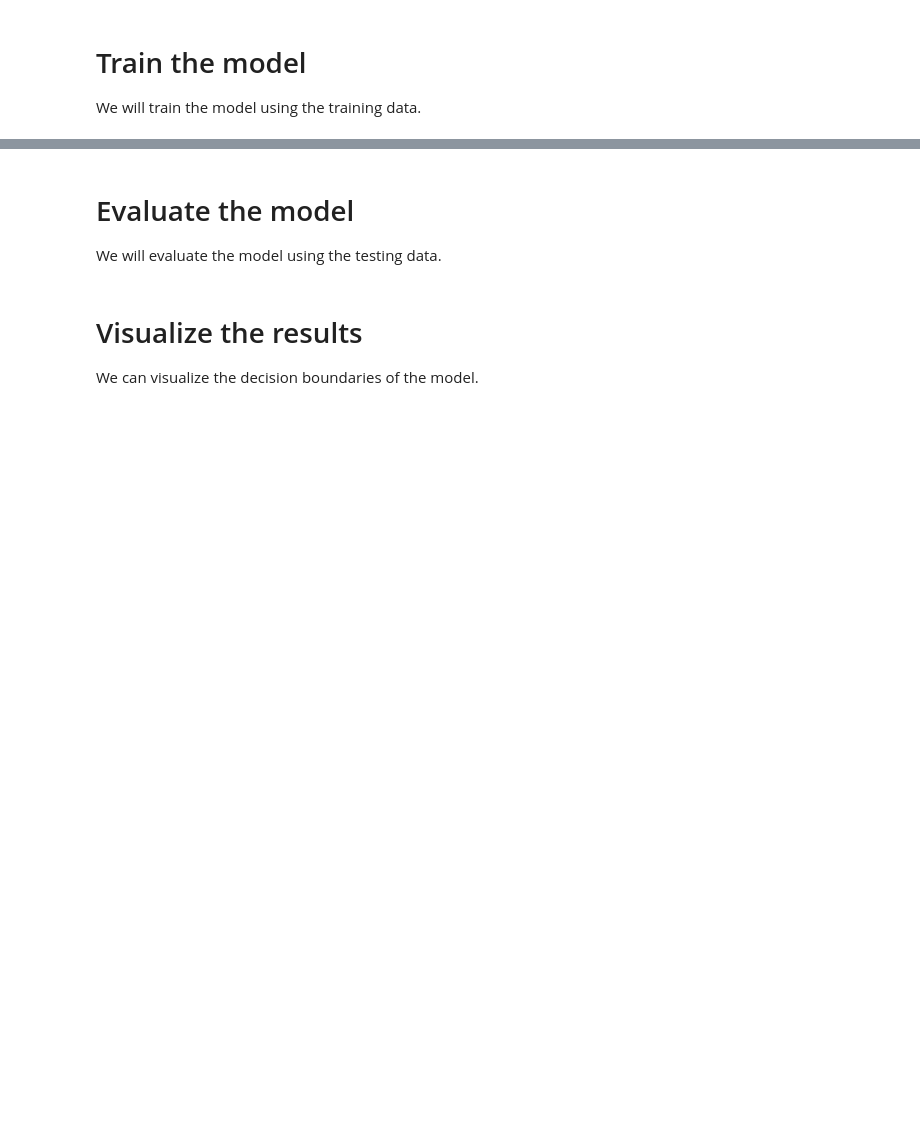
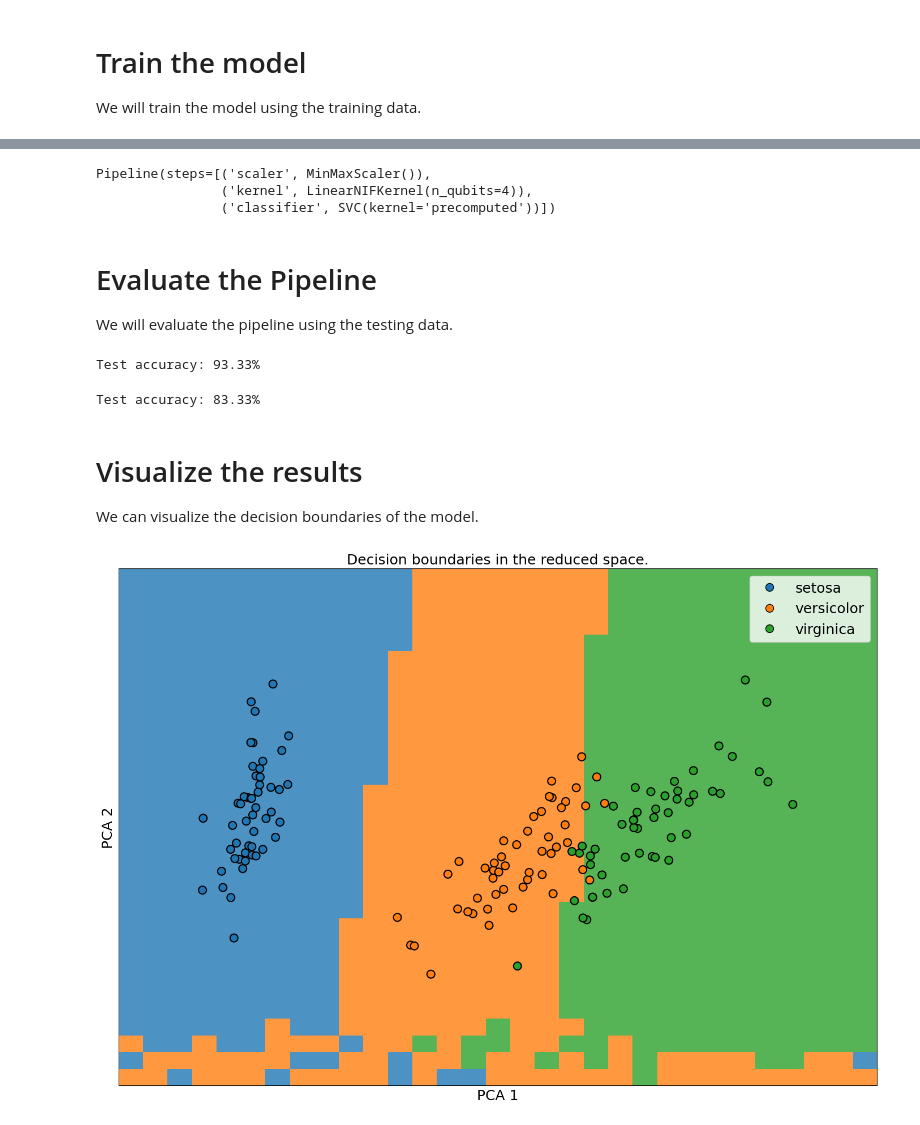
Before and after one commit to MatchCake/MatchCake, a Jupyter notebook: tutorials/iris_classification.ipynb, the cells around one changed output, grey strips where cells are left out. Drawn from its saved outputs; the diff is of its cells as text; code cells hidden in the pictures; blank space fills up the shorter version.

```diff
--- a/tutorials/iris_classification.ipynb
+++ b/tutorials/iris_classification.ipynb
@@ -52,8 +54,6 @@ We will load the Iris dataset and scale the data to the range [0, 1].
 # %%
 dataset = datasets.load_iris(as_frame=True)
 X, y = dataset.data, dataset.target
-# %%
-X = MinMaxScaler(feature_range=(0, 1)).fit_transform(X)
 # %% [markdown]
 # Split the data
 
@@ -68,0 +67,6 @@ model = FixedSizeSVC(kernel_cls=FermionicPQCKernel, kernel_kwargs=dict(size=n_qu
+# %%
+pipline = Pipeline([
+    ('scaler', MinMaxScaler(feature_range=(0, 1))),
+    ('kernel', FermionicPQCKernel(n_qubits=n_qubits, rotations="X,Z").freeze()),
+    ('classifier', SVC(kernel='precomputed')),
+])
@@ -71,4 +83,4 @@ model = FixedSizeSVC(kernel_cls=FermionicPQCKernel, kernel_kwargs=dict(size=n_qu
 
 We will train the model using the training data.
 # %%
-model.fit(x_train, y_train)
+pipline.fit(x_train, y_train)
@@ -81,10 +92,23 @@ model.kernels[0].draw_mpl()
+# %%
+linear_pipline.fit(x_train, y_train)
+# %% [output]
+Pipeline(steps=[('scaler', MinMaxScaler()),
+                ('kernel', LinearNIFKernel(n_qubits=4)),
+                ('classifier', SVC(kernel='precomputed'))])
 # %% [markdown]
-# Evaluate the model
+# Evaluate the Pipeline
 
-We will evaluate the model using the testing data.
+We will evaluate the pipeline using the testing data.
 # %%
-test_accuracy = model.score(x_test, y_test)
+test_accuracy = pipline.score(x_test, y_test)
 print(f"Test accuracy: {test_accuracy * 100:.2f}%")
+# %% [output]
+Test accuracy: 93.33%
+# %%
+test_accuracy = linear_pipline.score(x_test, y_test)
+print(f"Test accuracy: {test_accuracy * 100:.2f}%")
+# %% [output]
+Test accuracy: 83.33%
 # %% [markdown]
 # Visualize the results
 
@@ -92,5 +116,7 @@ We can visualize the decision boundaries of the model.
 # %%
 viz = ClassificationVisualizer(x=X, n_pts=1_000)
 fig, ax, y_pred = viz.plot_2d_decision_boundaries(
-    model=model, y=y, legend_labels=getattr(dataset, "target_names", None), show=True
+    model=pipline, y=y, legend_labels=getattr(dataset, "target_names", None), show=True
 )
+# %% [output]
+[figure, added]
```
Also changed, not shown: parts of 13 cells of this notebook, 26 other files.
